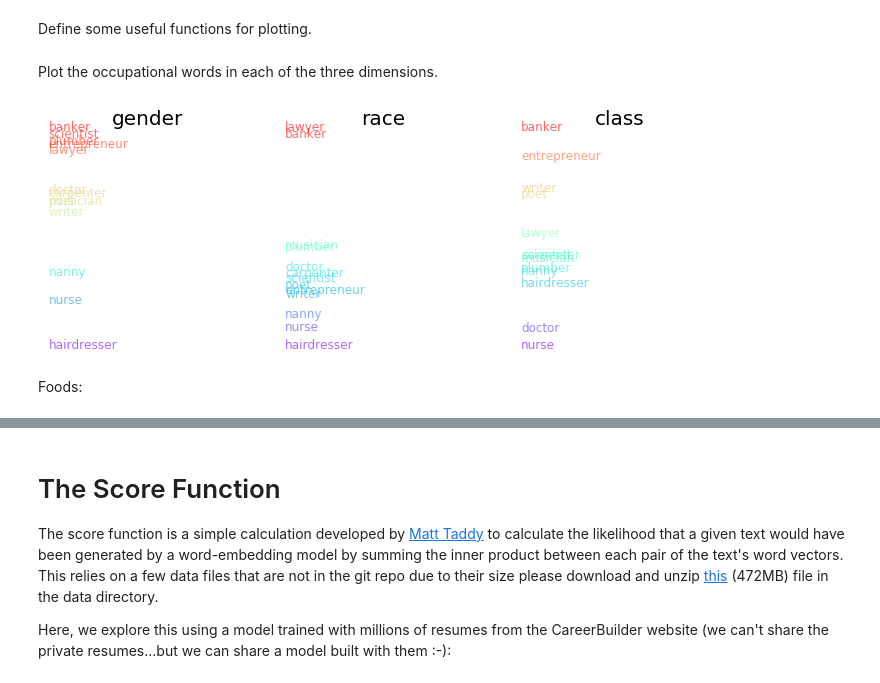
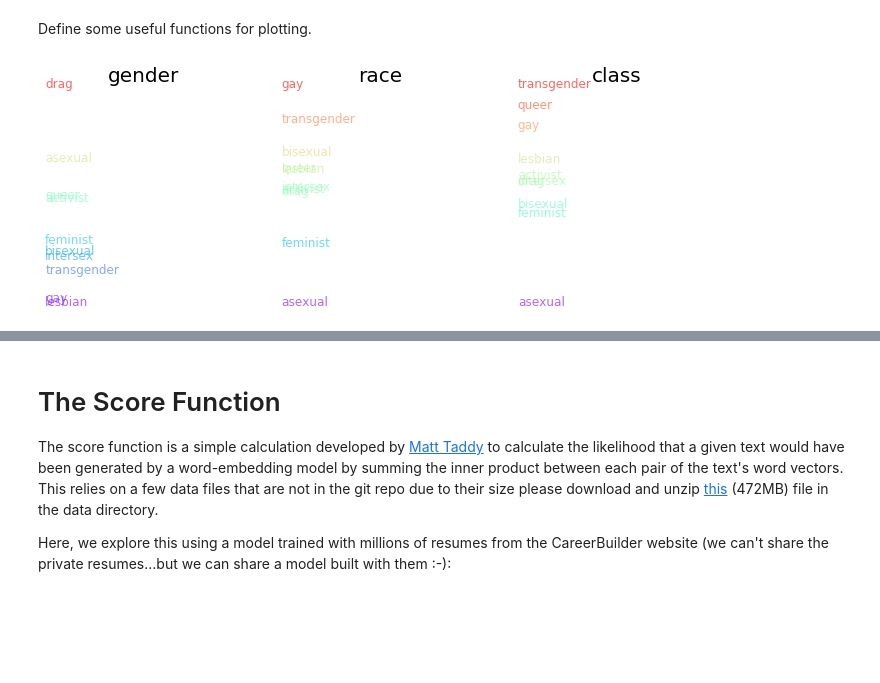
Before and after one commit to vahuja92/content-analysis-20, a Jupyter notebook: week-7/7-Vector-Space-Word-Embeddings.ipynb, the cells around one changed output, grey strips where cells are left out. Drawn from its saved outputs; the diff is of its cells as text; code cells hidden in the pictures; blank space fills up the shorter version.

```diff
--- a/week-7/7-Vector-Space-Word-Embeddings.ipynb
+++ b/week-7/7-Vector-Space-Word-Embeddings.ipynb
@@ -658,8 +639,10 @@ def dimension(model, positives, negatives):
 # %% [markdown]
 Let's calculate three dimensions: gender, race, and class.
 # %%
-Gender = dimension(nytimes_model, ['man','him','he'], ['woman', 'her', 'she'])
-Race = dimension(nytimes_model, ['black','blacks','African'], ['white', 'whites', 'Caucasian'])
-Class = dimension(nytimes_model, ['rich', 'richer', 'richest', 'expensive', 'wealthy'], ['poor', 'poorer', 'poorest', 'cheap', 'inexpensive'])
+Traditional = dimension(cocaW2V, ['traditional'], ['deviant'])
+Hetero = dimension(cocaW2V, ['heterosexual'], ['homosexual'])
+Gender = dimension(cocaW2V, ['man'], ['woman'])
+Race = dimension(cocaW2V, ['black','blacks'], ['white', 'whites'])
+Class = dimension(cocaW2V, ['rich', 'richer', 'richest', 'expensive', 'wealthy'], ['poor', 'poorer', 'poorest', 'cheap', 'inexpensive'])
 # %% [markdown]
 Here we have some words.
@@ -672,3 +649,5 @@ Sports  = ["basketball", "baseball", "boxing", "softball", "volleyball", "tennis
+# %%
+lgbt = ["lesbian","gay","bisexual","transgender","queer", "intersex","asexual","drag","activist","feminist"]
 # %% [markdown]
 Define a function to project words in a word list to each of the three dimensions.
 # %%
@@ -676,11 +655,17 @@ def makeDF(model, word_list):
     g = []
     r = []
     c = []
+    h = []
+    t = []
+
     for word in word_list:
-        g.append(sklearn.metrics.pairwise.cosine_similarity(nytimes_model[word].reshape(1,-1), Gender.reshape(1,-1))[0][0])
-        r.append(sklearn.metrics.pairwise.cosine_similarity(nytimes_model[word].reshape(1,-1), Race.reshape(1,-1))[0][0])
-        c.append(sklearn.metrics.pairwise.cosine_similarity(nytimes_model[word].reshape(1,-1), Class.reshape(1,-1))[0][0])
-    df = pandas.DataFrame({'gender': g, 'race': r, 'class': c}, index = word_list)
+        g.append(sklearn.metrics.pairwise.cosine_similarity(cocaW2V[word].reshape(1,-1), Gender.reshape(1,-1))[0][0])
+        r.append(sklearn.metrics.pairwise.cosine_similarity(cocaW2V[word].reshape(1,-1), Race.reshape(1,-1))[0][0])
+        c.append(sklearn.metrics.pairwise.cosine_similarity(cocaW2V[word].reshape(1,-1), Class.reshape(1,-1))[0][0])
+        h.append(sklearn.metrics.pairwise.cosine_similarity(cocaW2V[word].reshape(1,-1), Hetero.reshape(1,-1))[0][0])
+        t.append(sklearn.metrics.pairwise.cosine_similarity(cocaW2V[word].reshape(1,-1), Traditional.reshape(1,-1))[0][0])
+
+    df = pandas.DataFrame({'gender': g, 'race': r, 'class': c, 'hetero': h, 'traditional': t}, index = word_list)
     return df
 # %% [markdown]
 Get the projections.
@@ -691,3 +691,5 @@ Sportsdf = makeDF(nytimes_model, Sports)
+# %%
+lgbtdf = makeDF(cocaW2V, lgbt)
 # %% [markdown]
 Define some useful functions for plotting.
 # %%
@@ -709,18 +711,14 @@ def PlotDimension(ax,df, dim):
     plt.ylim(MinY,MaxY)
     plt.yticks(())
     plt.xticks(())
-# %% [markdown]
-Plot the occupational words in each of the three dimensions.
 # %%
 fig = plt.figure(figsize = (12,4))
 ax1 = fig.add_subplot(131)
-PlotDimension(ax1, OCCdf, 'gender')
+PlotDimension(ax1, lgbtdf, 'gender')
 ax2 = fig.add_subplot(132)
-PlotDimension(ax2, OCCdf, 'race')
+PlotDimension(ax2, lgbtdf, 'race')
 ax3 = fig.add_subplot(133)
-PlotDimension(ax3, OCCdf, 'class')
+PlotDimension(ax3, lgbtdf, 'class')
 plt.show()
 # %% [output]
-[figure, old version]
+[figure, new version]
-# %% [markdown]
-Foods:
```
Also changed, not shown: parts of 35 cells of this notebook.
